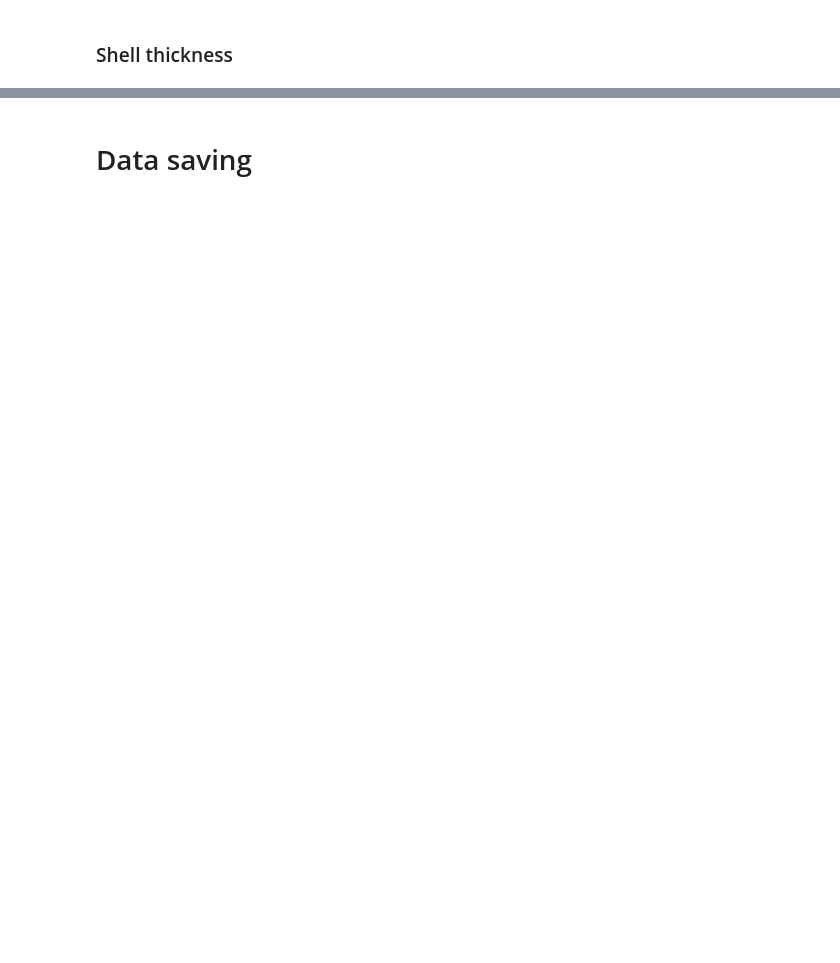
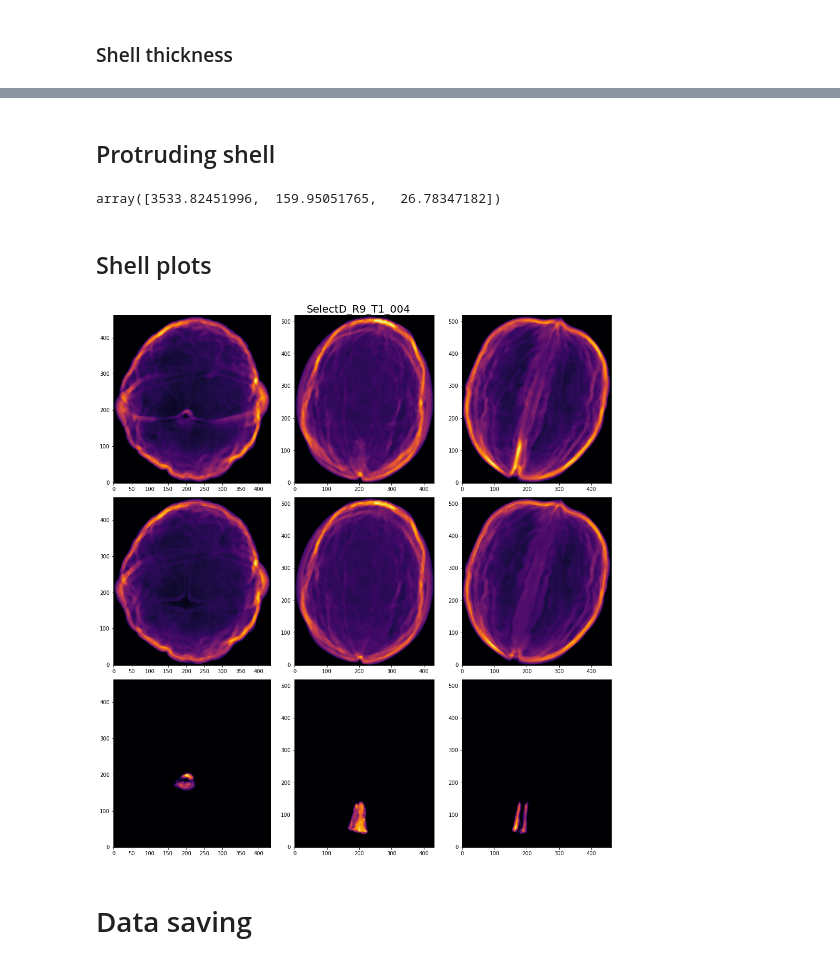
Before and after one commit to amezqui3/walnut_tda, a Jupyter notebook: jupyter/07_traditional_phenotyping.ipynb, the cells around one changed output, grey strips where cells are left out. Drawn from its saved outputs; the diff is of its cells as text; code cells hidden in the pictures; blank space fills up the shorter version.

```diff
--- a/jupyter/07_traditional_phenotyping.ipynb
+++ b/jupyter/07_traditional_phenotyping.ipynb
@@ -193,13 +214,0 @@ cval = np.max(shelldist)
-# %%
-thrs = (np.linspace(0,shell.shape[1],7).astype(int))[1:-1]
-ssp = [np.s_[:,t,:] for t in thrs]
-
-fig, ax = plt.subplots(1,len(thrs),figsize=(16,4), sharex=True, sharey=True)
-
-for i in range(len(thrs)):
-    ax[i].imshow(shelldist[ssp[i]], cmap='inferno', origin='lower', vmax = cval//2)
-    ax[i].set_title(thrs[i], fontsize=fs)
-
-fig.suptitle(bname + '/' + fname, fontsize=fs)
-
-fig.tight_layout()
@@ -215,0 +218,2 @@ print(sthick*resol)
+# %% [markdown]
+## Protruding shell
@@ -216,3 +222,29 @@ print(sthick*resol)
+# %%
+shellvols/np.sum(shellvols)
+shellvols*resol**3
+# %% [output]
+array([3533.82451996,  159.95051765,   26.78347182])
+# %% [markdown]
+## Shell plots
+# %%
+protshell = np.zeros_like(shell, dtype=np.bool)
+protshell[protrusion > 5] = True
+
+esnaps = wnut.collapse_dimensions(extshell)
+snaps = wnut.collapse_dimensions(shell)
+psnaps = wnut.collapse_dimensions(protshell)
+# %%
+fig, ax = plt.subplots(3,3,figsize=(14,15))
+ax = ax.flatten()
+for i in range(3):
+    ax[i].imshow(snaps[i], cmap='inferno', origin='lower');
+    ax[3+i].imshow(esnaps[i], cmap='inferno', origin='lower');
+    ax[6+i].imshow(psnaps[i], cmap='inferno', origin='lower');
+
+fig.suptitle(fname, fontsize=20)
+fig.tight_layout()
+# %% [output]
+[figure, added]
 # %% [markdown]
 # Data saving
 # %%
```
Also changed, not shown: parts of 25 cells of this notebook, 2 other files.
